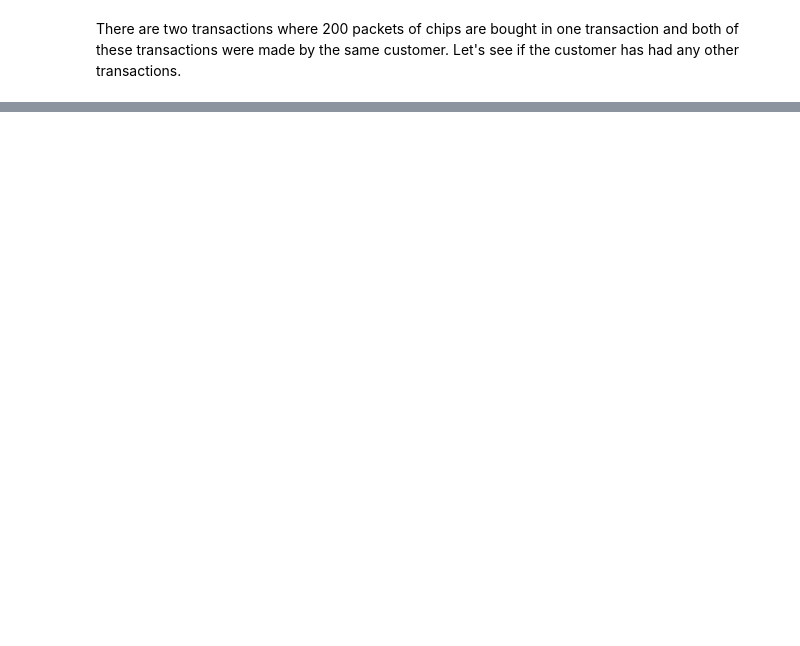
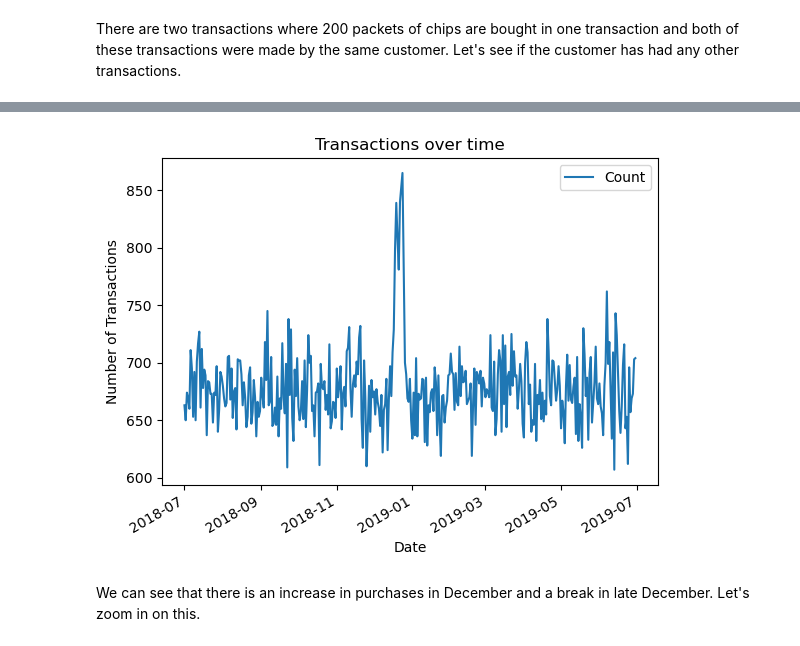
Before and after one commit to jacques-serfontein/QuantiumVEP, a Jupyter notebook: Task1/Task1.ipynb, the cells around one changed output, grey strips where cells are left out. Cells and saved outputs as stored; diff of their text form; code cells hidden in the pictures; blank space fills up the shorter version.

Commit message:
FEAT: Added more data analysis

```diff
--- a/Task1/Task1.ipynb
+++ b/Task1/Task1.ipynb
@@ -151,0 +162,2 @@ transactions.
+# %%
+transaction_data_df = transaction_data_df.drop(transaction_data_df[transaction_data_df['LYLTY_CARD_NBR'] == 226000].index)
@@ -151,0 +181,4 @@ transactions.
+# %%
+date_counts = transaction_data_df.groupby(['DATE']).size().reset_index(name='Count').sort_values(['Count'], ascending=False)
+print(date_counts.count())
+date_counts.head(10)
@@ -151,0 +220,12 @@ transactions.
+# %%
+import matplotlib.pyplot as plt
+date_counts.plot(x = 'DATE', y = 'Count')
+plt.title('Transactions over time')
+plt.xlabel('Date')
+plt.ylabel('Number of Transactions')
+plt.show()
+# %% [output]
+[figure, added]
+# %% [markdown]
+We can see that there is an increase in purchases in December and a break in late
+December. Let's zoom in on this.
```
Also changed, not shown: parts of 7 cells of this notebook.
